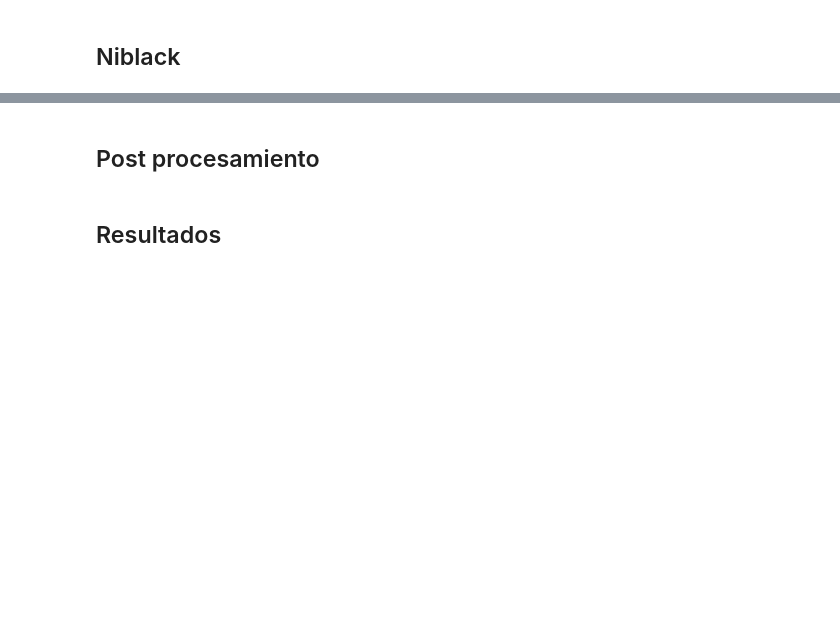
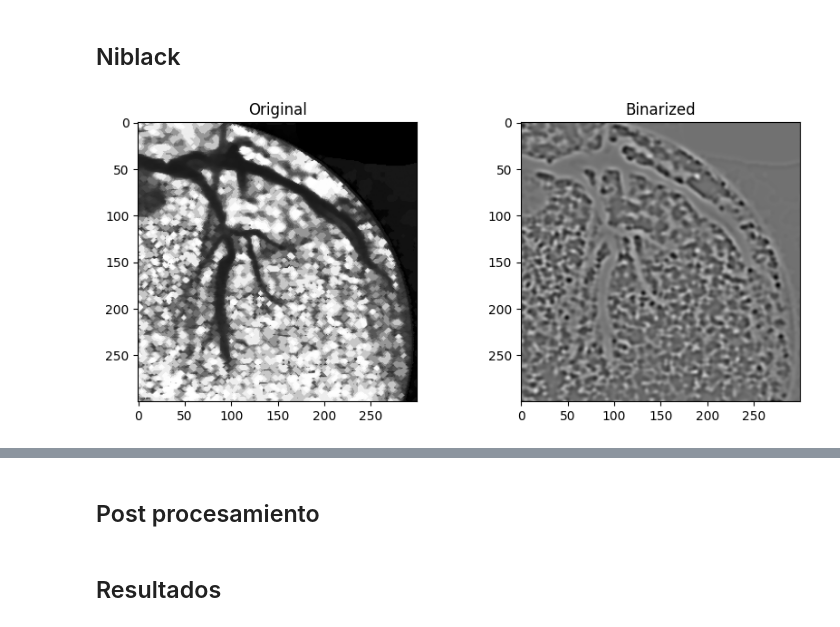
Before and after one commit to TheKiesling/angiovision, a Jupyter notebook: binarization.ipynb, the cells around one changed output, grey strips where cells are left out. Saved outputs shown, nothing was run; the diff lists cells and outputs as text; code cells hidden in the pictures; blank space fills up the shorter version.

```diff
--- a/binarization.ipynb
+++ b/binarization.ipynb
@@ -164 +63,43 @@ binary = binarize_arteries(image)
+# %%
+import numpy as np
+import matplotlib.pyplot as plt
+from skimage import io, filters, morphology
+from scipy.ndimage import prewitt, laplace, mean, median_filter
+
+def binarize_arteries(image):
+    I = image
+
+    # Eliminar ruido con filtro de mediana
+    I = median_filter(I, size=1)
+
+    # Aplicar filtro gausiano para suavizar la imagen
+    I = filters.gaussian(I, sigma=2)
+
+    # Aplicar filtro de Laplace para detectar bordes
+    I = laplace(I)
+    # Aplicar umbralización de Otsu
+    # threshold = filters.threshold_otsu(I)
+    # I = I > threshold
+
+    # Aplicar operaciones morfológicas para mejorar los bordes
+    # SP = morphology.disk(1)
+    # I = morphology.erosion(I, SP)  # Hacer los bordes más finos
+
+    # SP = mo.disk(2)
+    # I = morphology.dilation(I, SP)  # Hacer los bordes más gruesos
+
+
+    return I
+# %%
+binarized = binarize_arteries(equalized)
+plt.figure(figsize=(10, 4))
+plt.subplot(1,2,1)
+plt.imshow(equalized, cmap='gray')
+plt.title('Original')
+plt.subplot(1,2,2)
+plt.imshow(binarized, cmap='gray')
+plt.title('Binarized')
+plt.show()
+# %% [output]
+[figure, added]
 # %%
```
Also changed, not shown: parts of 19 cells of this notebook.
